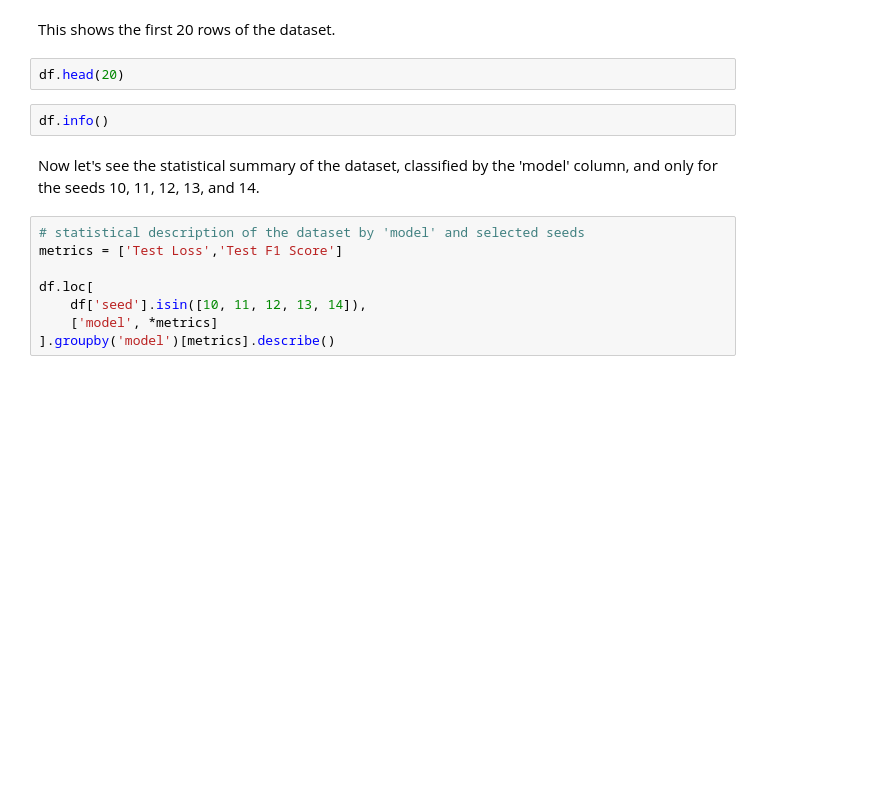
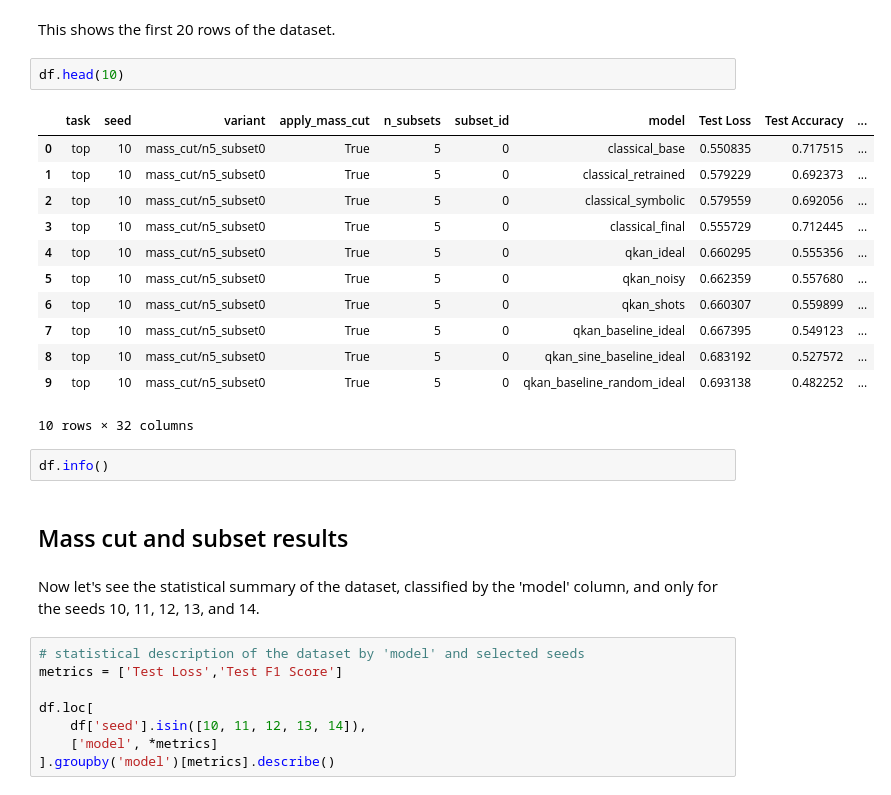
Before and after one commit to Jorge-1501/QKANs-ML4SCI_2026, a Jupyter notebook: notebooks/Results.ipynb, the cells around one changed output. Saved outputs shown, nothing was run; the diff lists cells and outputs as text; blank space fills up the shorter version.

```diff
--- a/notebooks/Results.ipynb
+++ b/notebooks/Results.ipynb
@@ -32,9 +47,24 @@ df.columns
 # %% [markdown]
 This shows the first 20 rows of the dataset.
 # %%
-df.head(20)
+df.head(10)
+# %% [output]
+|  | task | seed | variant | apply_mass_cut | n_subsets | subset_id | model | Test Loss | Test Accuracy | ... |
+| 0 | top | 10 | mass_cut/n5_subset0 | True | 5 | 0 | classical_base | 0.550835 | 0.717515 | ... |
+| 1 | top | 10 | mass_cut/n5_subset0 | True | 5 | 0 | classical_retrained | 0.579229 | 0.692373 | ... |
+| 2 | top | 10 | mass_cut/n5_subset0 | True | 5 | 0 | classical_symbolic | 0.579559 | 0.692056 | ... |
+| 3 | top | 10 | mass_cut/n5_subset0 | True | 5 | 0 | classical_final | 0.555729 | 0.712445 | ... |
+| 4 | top | 10 | mass_cut/n5_subset0 | True | 5 | 0 | qkan_ideal | 0.660295 | 0.555356 | ... |
+| 5 | top | 10 | mass_cut/n5_subset0 | True | 5 | 0 | qkan_noisy | 0.662359 | 0.557680 | ... |
+| 6 | top | 10 | mass_cut/n5_subset0 | True | 5 | 0 | qkan_shots | 0.660307 | 0.559899 | ... |
+| 7 | top | 10 | mass_cut/n5_subset0 | True | 5 | 0 | qkan_baseline_ideal | 0.667395 | 0.549123 | ... |
+| 8 | top | 10 | mass_cut/n5_subset0 | True | 5 | 0 | qkan_sine_baseline_ideal | 0.683192 | 0.527572 | ... |
+| 9 | top | 10 | mass_cut/n5_subset0 | True | 5 | 0 | qkan_baseline_random_ideal | 0.693138 | 0.482252 | ... |
+10 rows × 32 columns
 # %%
 df.info()
+# %% [markdown]
+## Mass cut and subset results
 # %% [markdown]
 Now let's see the statistical summary of the dataset, classified by the 'model' column, and only for the seeds 10, 11, 12, 13, and 14.
 # %%
```
Also changed, not shown: parts of 24 cells of this notebook, 4 other files.
